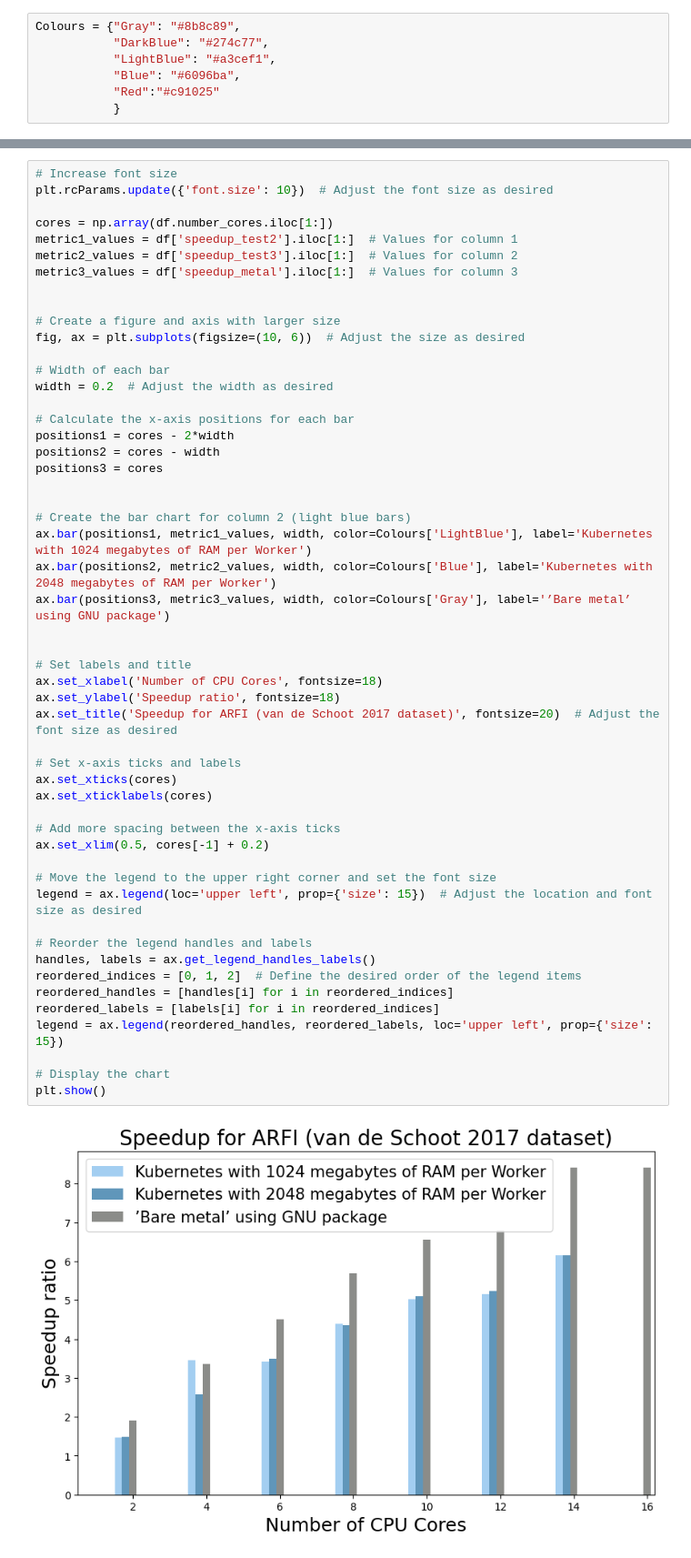
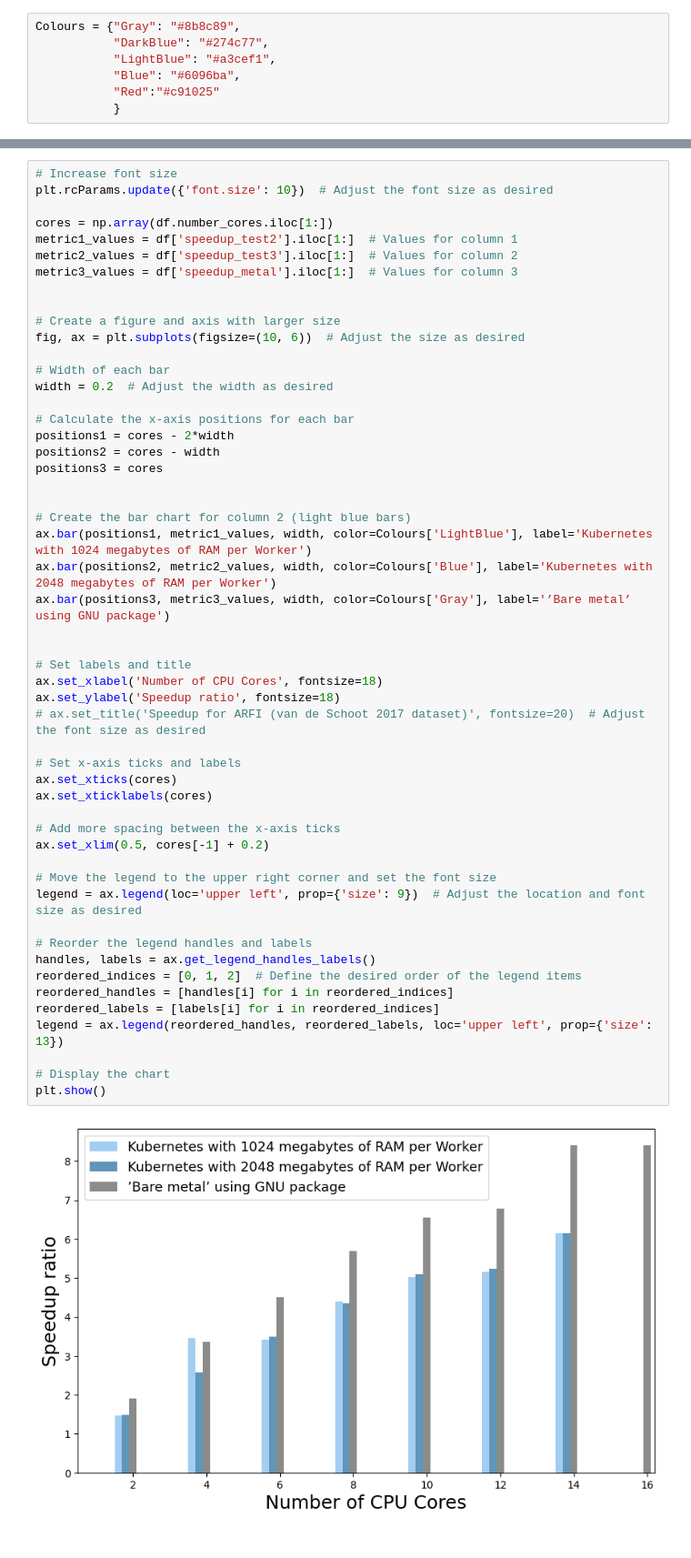
Before and after one commit to zoneout215/asreview-makita-multiprocessing, a Jupyter notebook: analysis-notebook.ipynb, the cells around one changed output, grey strips where cells are left out. Shown at 91% size. Cells and saved outputs as stored; diff of their text form.

```diff
--- a/analysis-notebook.ipynb
+++ b/analysis-notebook.ipynb
@@ -163,37 +163,37 @@ positions3 = cores
 
 
 # Create the bar chart for column 2 (light blue bars)
 ax.bar(positions1, metric1_values, width, color=Colours['LightBlue'], label='Kubernetes with 1024 megabytes of RAM per Worker')
 ax.bar(positions2, metric2_values, width, color=Colours['Blue'], label='Kubernetes with 2048 megabytes of RAM per Worker')
 ax.bar(positions3, metric3_values, width, color=Colours['Gray'], label='’Bare metal’ using GNU package')
 
 
 # Set labels and title
 ax.set_xlabel('Number of CPU Cores', fontsize=18)
 ax.set_ylabel('Speedup ratio', fontsize=18)
-ax.set_title('Speedup for ARFI (van de Schoot 2017 dataset)', fontsize=20)  # Adjust the font size as desired
+# ax.set_title('Speedup for ARFI (van de Schoot 2017 dataset)', fontsize=20)  # Adjust the font size as desired
 
 # Set x-axis ticks and labels
 ax.set_xticks(cores)
 ax.set_xticklabels(cores)
 
 # Add more spacing between the x-axis ticks
 ax.set_xlim(0.5, cores[-1] + 0.2)
 
 # Move the legend to the upper right corner and set the font size
-legend = ax.legend(loc='upper left', prop={'size': 15})  # Adjust the location and font size as desired
+legend = ax.legend(loc='upper left', prop={'size': 9})  # Adjust the location and font size as desired
 
 # Reorder the legend handles and labels
 handles, labels = ax.get_legend_handles_labels()
 reordered_indices = [0, 1, 2]  # Define the desired order of the legend items
 reordered_handles = [handles[i] for i in reordered_indices]
 reordered_labels = [labels[i] for i in reordered_indices]
-legend = ax.legend(reordered_handles, reordered_labels, loc='upper left', prop={'size': 15})
+legend = ax.legend(reordered_handles, reordered_labels, loc='upper left', prop={'size': 13})
 
 # Display the chart
 plt.show()
 # %% [output]
-[figure, old version]
+[figure, new version]
 # %%
 import matplotlib.ticker as mticker
 
```
Also changed, not shown: parts of 1 cell of this notebook.
